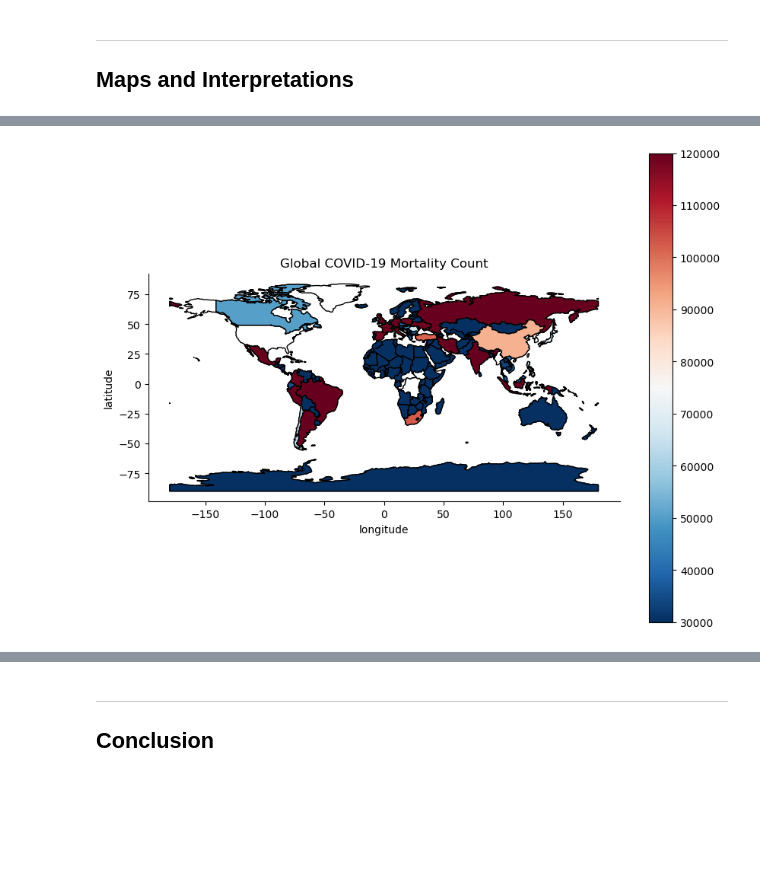
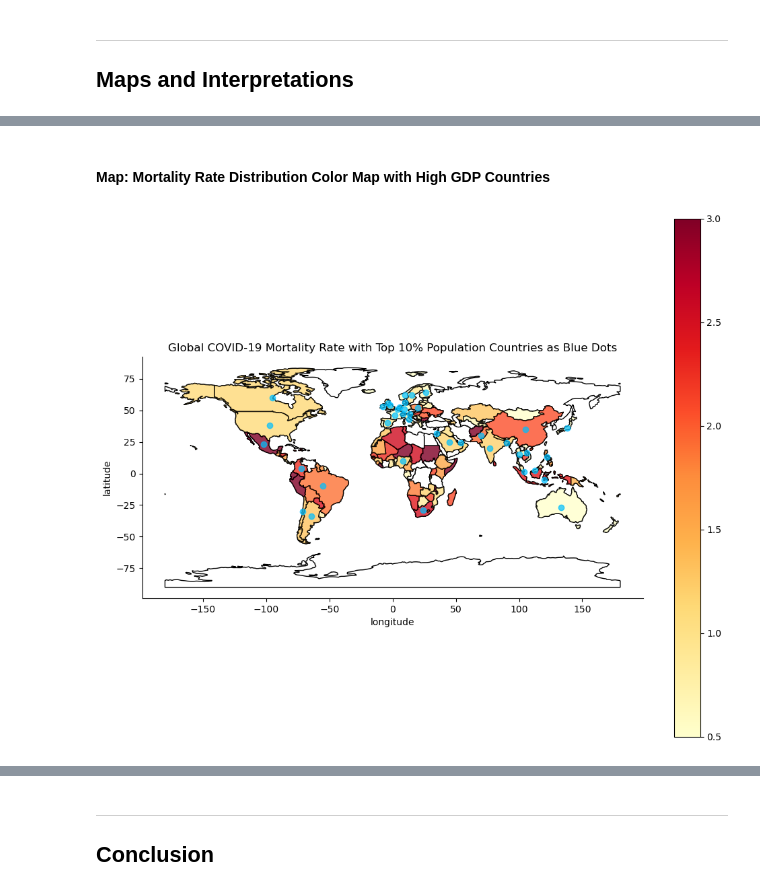
Before and after one commit to robinasaki/Analyzing-the-COVID-19-Mortality-Rate-with-respect-to-Different-Variables, a Jupyter notebook: Analyzing the COVID-19 Mortality Rate with respect to Different Variables.ipynb, the cells around one changed output, grey strips where cells are left out. Drawn from its saved outputs; the diff is of its cells as text; code cells hidden in the pictures; blank space fills up the shorter version.

```diff
--- a/Analyzing the COVID-19 Mortality Rate with respect to Different Variables.ipynb
+++ b/Analyzing the COVID-19 Mortality Rate with respect to Different Variables.ipynb
@@ -1525,0 +1613,6 @@ This is reasonable as a higher literacy rate implies a better public education,
+# %%
+df = pd.DataFrame([['United States of America', 38, -97, 'High', 1.09087, 23320000000000, 331900000, 103000000, 1130000]], columns=['Country', 'Lat', 'Long', 'Population Status', 'Mortality Rate (%)', 'GDP', 'Population', 'Cumulative Confirm', 'Cumulative Death'])
+if len(mapping) == 155:
+    mapping = mapping.append(df).reset_index(drop=True)
+
+# Long and Lat will be zipped and converted in the upcoming section
@@ -1566,27 +1668,26 @@ for x, y, label in zip(gdf['Coordinates'].x, gdf['Coordinates'].y, gdf['Country/
+# %% [markdown]
+#### Map: Mortality Rate Distribution Color Map with High GDP Countries
 # %%
-# make the geodataframe
-df = pd.read_csv('https://raw.githubusercontent.com/CSSEGISandData/COVID-19/master/csse_covid_19_data/csse_covid_19_time_series/time_series_covid19_deaths_global.csv', on_bad_lines='skip')
-df = df.groupby(df['Country/Region']).sum()
-df = df.rename({'Country/Region':'name', '1/24/23':'Death Toll'}, axis = 'columns')
+# setting up the GeoDataFrame
+df = mapping.copy()
 world = gpd.read_file(gpd.datasets.get_path("naturalearth_lowres"))
-geodf = world.merge(df, left_on = 'name', right_on = 'Country/Region', how = 'inner')
+geodf = world.merge(df, left_on = 'name', right_on = 'Country', how = 'inner')
 
 # plotting
-fig, gax = plt.subplots(figsize = (10,8))
-
-# plot the continent
+fig, gax = plt.subplots(figsize = (12,10))
 world.plot(ax=gax, edgecolor='black',color='white')
 gax.set_xlabel('longitude')
 gax.set_ylabel('latitude')
 gax.spines['top'].set_visible(False)
 gax.spines['right'].set_visible(False)
+geodf.plot(
+    ax=gax, edgecolor='black', column='Mortality Rate (%)', legend=True, cmap='YlOrRd', alpha=0.8,
+    vmin=0.5, vmax=3
+)
+gax.set_title('Global COVID-19 Mortality Rate with Top 10% Population Countries as Blue Dots')
 
-geodf.plot(
-    ax=gax, edgecolor='black', column='Death Toll', legend=True, cmap='RdBu_r',
-    vmin=30000, vmax=120000
-)
-
-gax.set_title('Global COVID-19 Mortality Count')
+# adding points
+gdf.plot(ax=gax, color='deepskyblue', alpha=0.7)
 plt.show()
 # %% [output]
-[figure, old version]
+[figure, new version]
```
Also changed, not shown: parts of 19 cells of this notebook.
